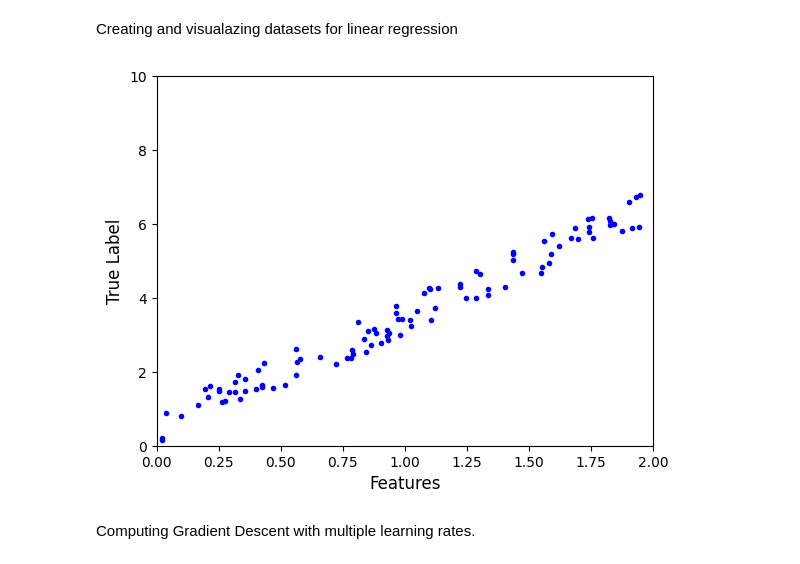
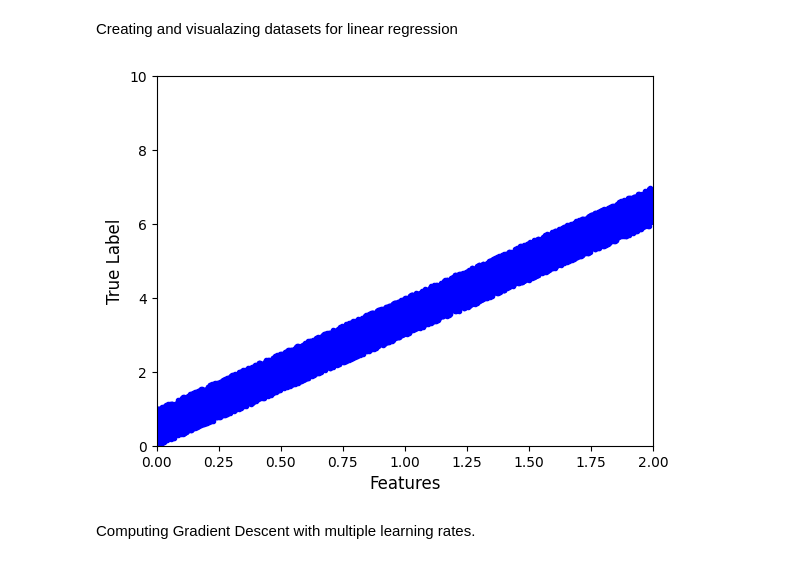
Before and after one commit to 5usan/Basic-Machine-Learning-Algorithms, a Jupyter notebook: Gradient_Descent.ipynb, the cells around one changed output. Cells and saved outputs as stored; diff of their text form; code cells hidden in the pictures.

```diff
--- a/Gradient_Descent.ipynb
+++ b/Gradient_Descent.ipynb
@@ -3,17 +3,17 @@ Creating and visualazing datasets for linear regression
 # %%
 import numpy as np
 import matplotlib.pyplot as plt
 
-X = 2 * np.random.rand(100, 1) #X are 100 1-d feature vector
-y = 3 * X + np.random.rand(100, 1) #y are true label values of X
+X = 2 * np.random.rand(10000, 1) #X are 100 1-d feature vector
+y = 3 * X + np.random.rand(10000, 1) #y are true label values of X
 
 plt.plot(X, y, 'b.')
 plt.xlabel("Features", fontsize=12)
 plt.ylabel("True Label", fontsize=12)
 plt.axis([0,2, 0, 10])
 plt.show()
 # %% [output]
-[figure, old version]
+[figure, new version]
 # %% [markdown]
 Computing Gradient Descent with multiple learning rates.
 # %%
```
Also changed, not shown: parts of 5 cells of this notebook.
